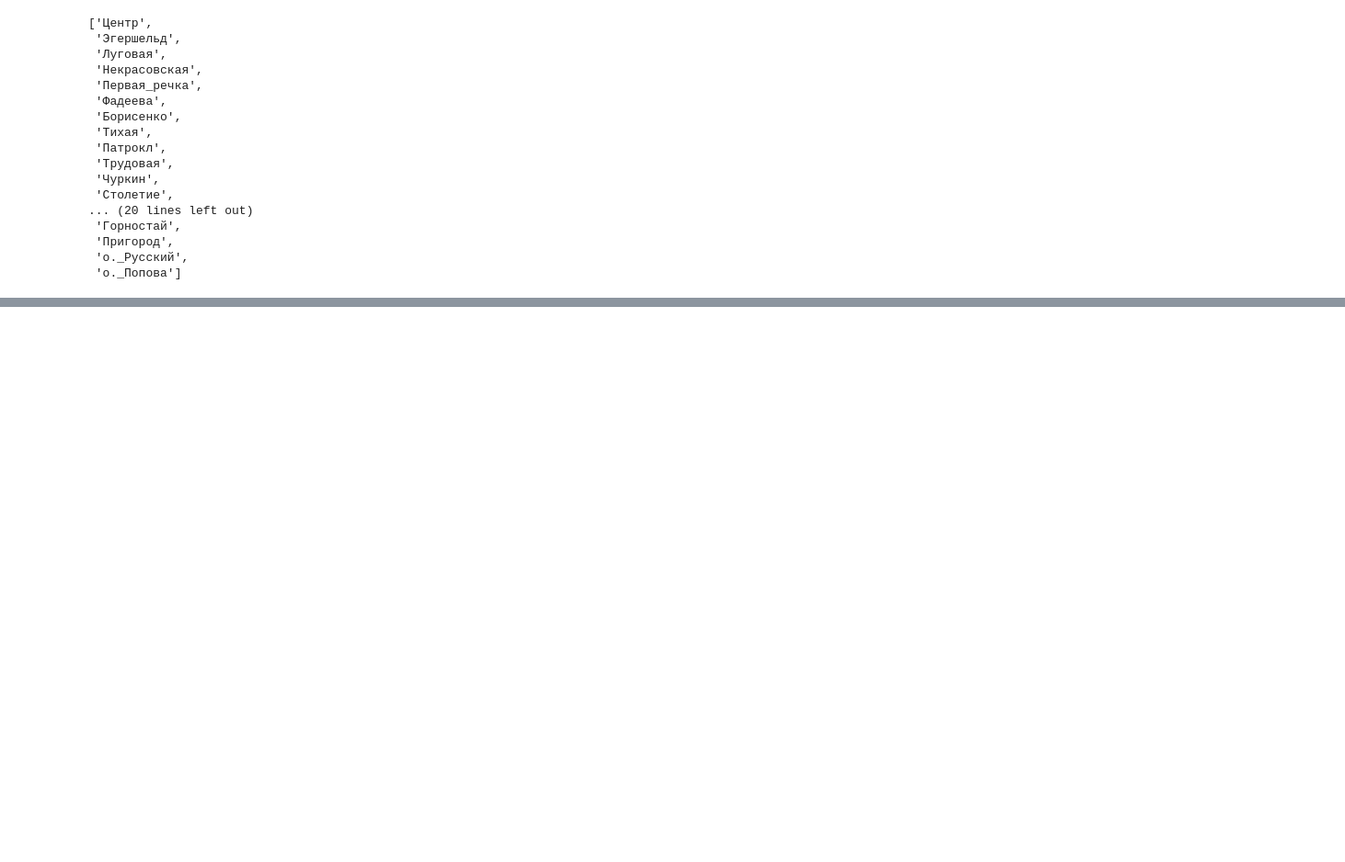
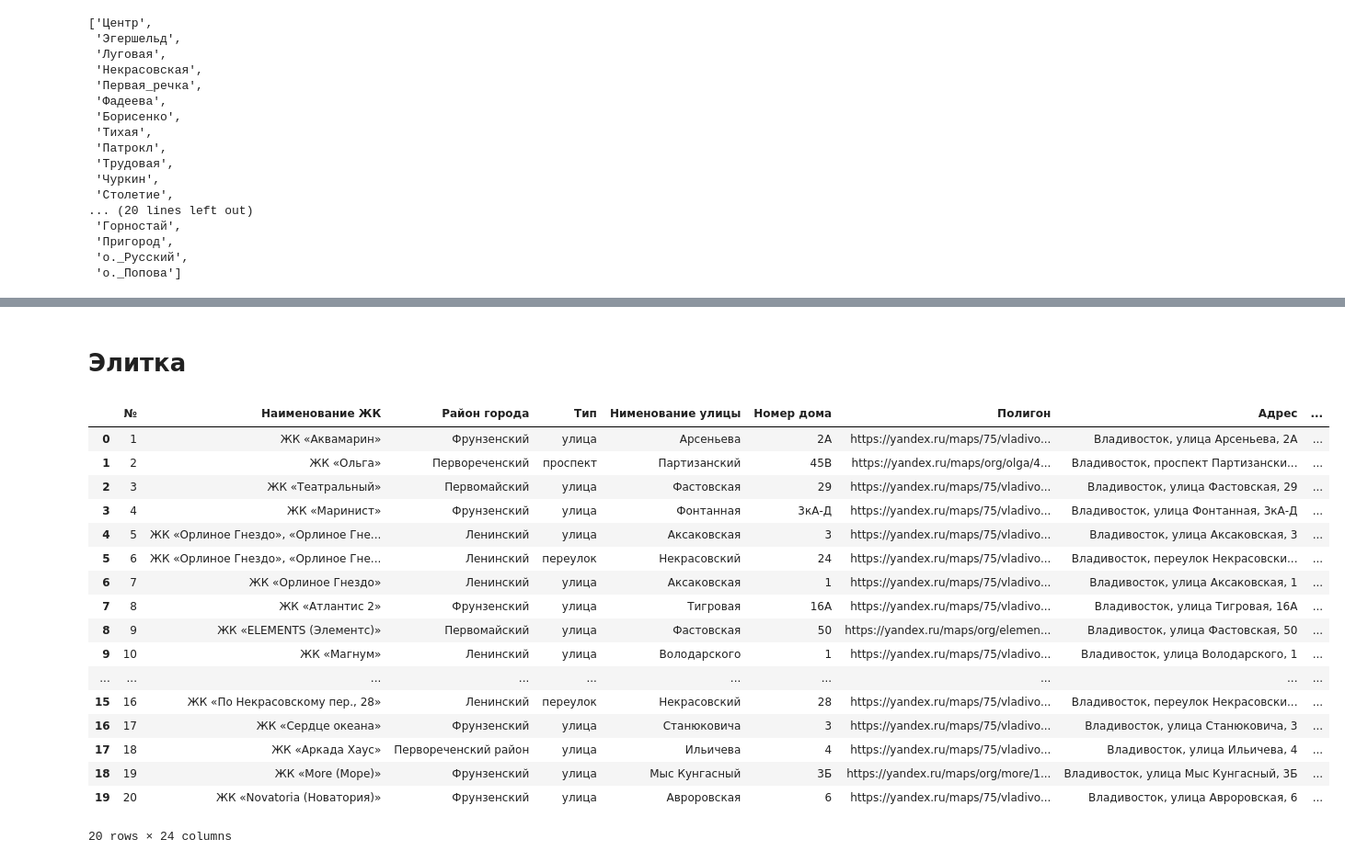
Before and after one commit to Sammik87/Vladivostok_model, a Jupyter notebook: Владивосток_полигоны_элитка.ipynb, the cells around one changed output, grey strips where cells are left out. Shown: that part at 92% size. Drawn from its saved outputs; the diff is of its cells as text; code cells hidden in the pictures; blank space fills up the shorter version.

```diff
--- a/Владивосток_полигоны.ipynb
+++ b/Владивосток_полигоны_элитка.ipynb
@@ -783,3 +784,27 @@ for name in list(polygons_M.keys()):
 map
 # %% [output]
 [interactive output not drawn]
+# %% [markdown]
+# Элитка
+# %%
+df = pd.read_excel('БД_элитка_Владивосток.xlsx')
+df
+# %% [output]
+|  | № | Наименование ЖК | Район города | Тип | Нименование улицы | Номер дома | Полигон | Адрес | ... |
+| 0 | 1 | ЖК «Аквамарин» | Фрунзенский | улица | Арсеньева | 2А | https://yandex.ru/maps/75/vladivo... | Владивосток, улица Арсеньева, 2А | ... |
+| 1 | 2 | ЖК «Ольга» | Первореченский | проспект | Партизанский | 45В | https://yandex.ru/maps/org/olga/4... | Владивосток, проспект Партизански... | ... |
+| 2 | 3 | ЖК «Театральный» | Первомайский | улица | Фастовская | 29 | https://yandex.ru/maps/75/vladivo... | Владивосток, улица Фастовская, 29 | ... |
+| 3 | 4 | ЖК «Маринист» | Фрунзенский | улица | Фонтанная | 3кА-Д | https://yandex.ru/maps/75/vladivo... | Владивосток, улица Фонтанная, 3кА-Д | ... |
+| 4 | 5 | ЖК «Орлиное Гнездо», «Орлиное Гне... | Ленинский | улица | Аксаковская | 3 | https://yandex.ru/maps/75/vladivo... | Владивосток, улица Аксаковская, 3 | ... |
+| 5 | 6 | ЖК «Орлиное Гнездо», «Орлиное Гне... | Ленинский | переулок | Некрасовский | 24 | https://yandex.ru/maps/75/vladivo... | Владивосток, переулок Некрасовски... | ... |
+| 6 | 7 | ЖК «Орлиное Гнездо» | Ленинский | улица | Аксаковская | 1 | https://yandex.ru/maps/75/vladivo... | Владивосток, улица Аксаковская, 1 | ... |
+| 7 | 8 | ЖК «Атлантис 2» | Фрунзенский | улица | Тигровая | 16А | https://yandex.ru/maps/75/vladivo... | Владивосток, улица Тигровая, 16А | ... |
+| 8 | 9 | ЖК «ELEMENTS (Элементс)» | Первомайский | улица | Фастовская | 50 | https://yandex.ru/maps/org/elemen... | Владивосток, улица Фастовская, 50 | ... |
+| 9 | 10 | ЖК «Магнум» | Ленинский | улица | Володарского | 1 | https://yandex.ru/maps/75/vladivo... | Владивосток, улица Володарского, 1 | ... |
+| ... | ... | ... | ... | ... | ... | ... | ... | ... | ... |
+| 15 | 16 | ЖК «По Некрасовскому пер., 28» | Ленинский | переулок | Некрасовский | 28 | https://yandex.ru/maps/75/vladivo... | Владивосток, переулок Некрасовски... | ... |
+| 16 | 17 | ЖК «Сердце океана» | Фрунзенский | улица | Станюковича | 3 | https://yandex.ru/maps/75/vladivo... | Владивосток, улица Станюковича, 3 | ... |
+| 17 | 18 | ЖК «Аркада Хаус» | Первореченский район | улица | Ильичева | 4 | https://yandex.ru/maps/75/vladivo... | Владивосток, улица Ильичева, 4 | ... |
+| 18 | 19 | ЖК «More (Море)» | Фрунзенский | улица | Мыс Кунгасный | 3Б | https://yandex.ru/maps/org/more/1... | Владивосток, улица Мыс Кунгасный, 3Б | ... |
+| 19 | 20 | ЖК «Novatoria (Новатория)» | Фрунзенский | улица | Авроровская | 6 | https://yandex.ru/maps/75/vladivo... | Владивосток, улица Авроровская, 6 | ... |
+20 rows × 24 columns
```
Also changed, not shown: parts of 6 cells of this notebook, 1 other file.
